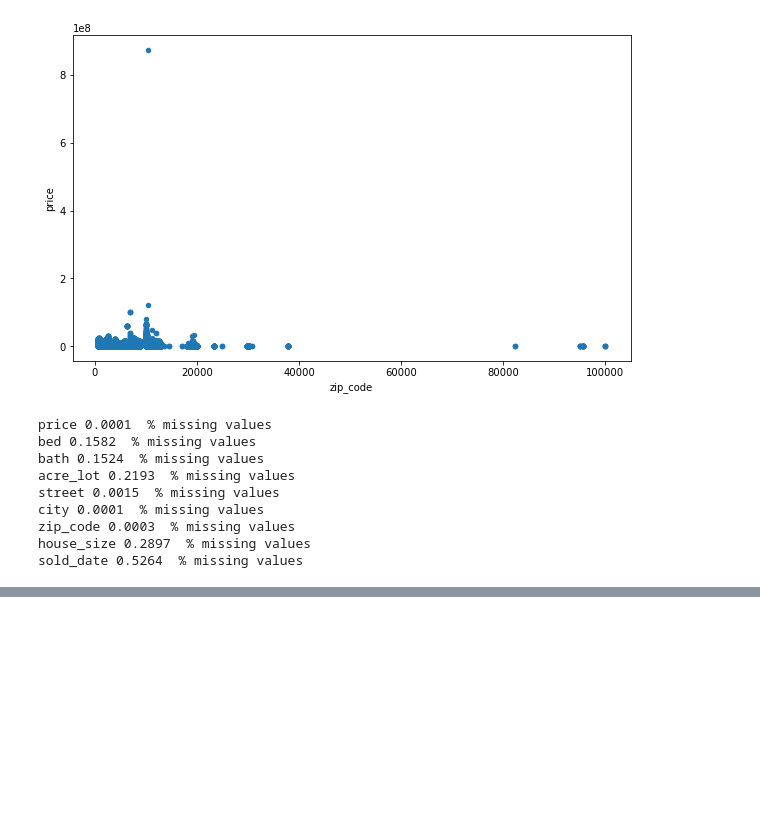
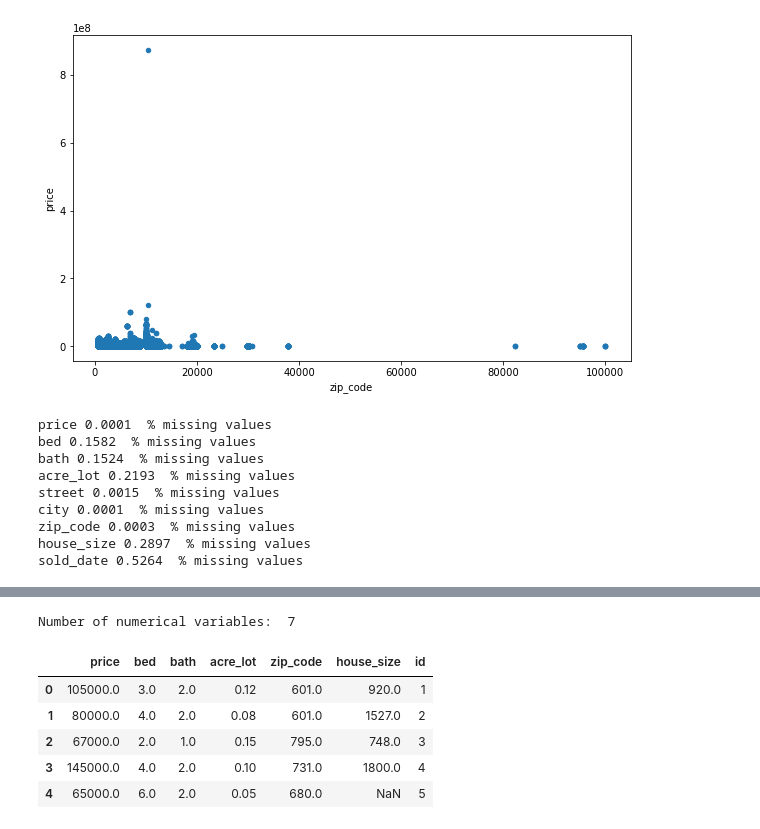
Before and after one commit to gajulaa/US-Real-Estate, a Jupyter notebook: EDA.ipynb, the cells around one changed output, grey strips where cells are left out. Drawn from its saved outputs; the diff is of its cells as text; code cells hidden in the pictures; blank space fills up the shorter version.

```diff
--- a/EDA.ipynb
+++ b/EDA.ipynb
@@ -328,0 +341,17 @@ for feature in features_with_na:
+# %%
+
+# verifying the number of numerical variables in the dataframe.
+numerical_features = [feature for feature in RE.columns if RE[feature].dtypes != 'O']
+
+print('Number of numerical variables: ', len(numerical_features))
+
+# visualise the numerical variables
+RE[numerical_features].head()
+# %% [output]
+Number of numerical variables:  7
+|  | price | bed | bath | acre_lot | zip_code | house_size | id |
+| 0 | 105000.0 | 3.0 | 2.0 | 0.12 | 601.0 | 920.0 | 1 |
+| 1 | 80000.0 | 4.0 | 2.0 | 0.08 | 601.0 | 1527.0 | 2 |
+| 2 | 67000.0 | 2.0 | 1.0 | 0.15 | 795.0 | 748.0 | 3 |
+| 3 | 145000.0 | 4.0 | 2.0 | 0.10 | 731.0 | 1800.0 | 4 |
+| 4 | 65000.0 | 6.0 | 2.0 | 0.05 | 680.0 | NaN | 5 |
```
Also changed, not shown: parts of 6 cells of this notebook.
